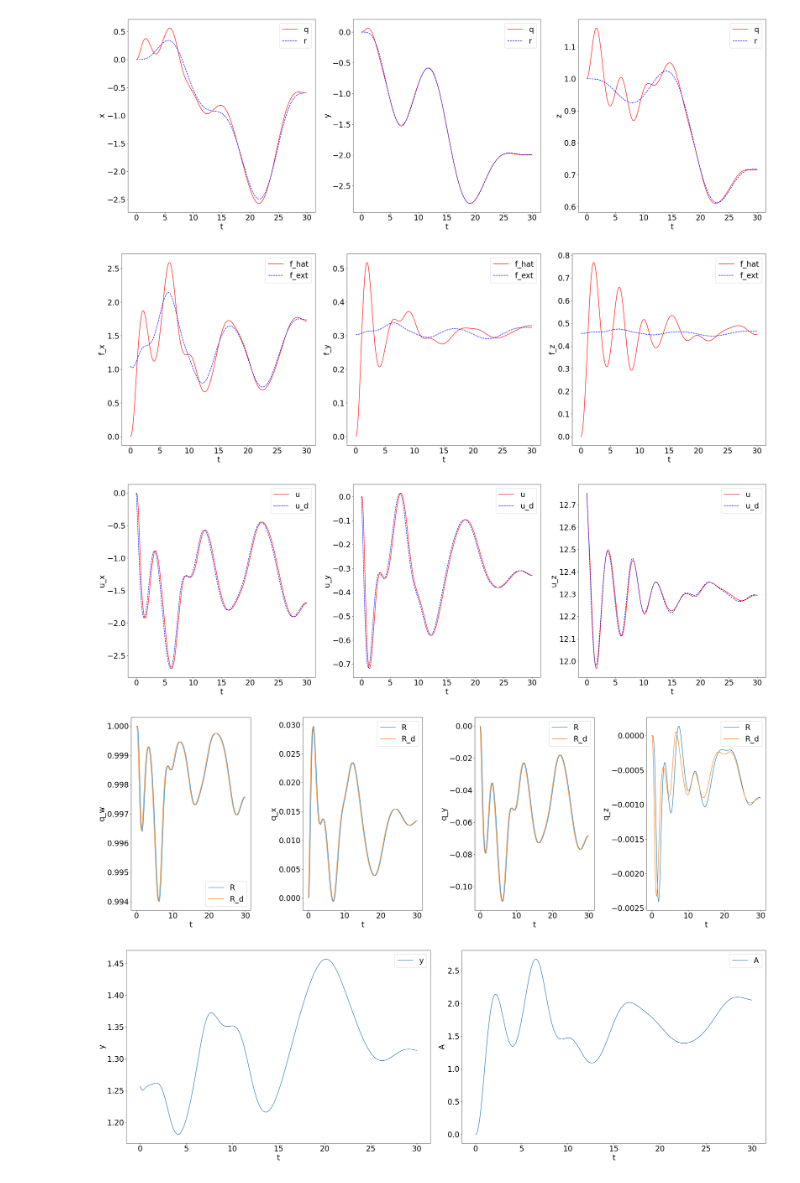
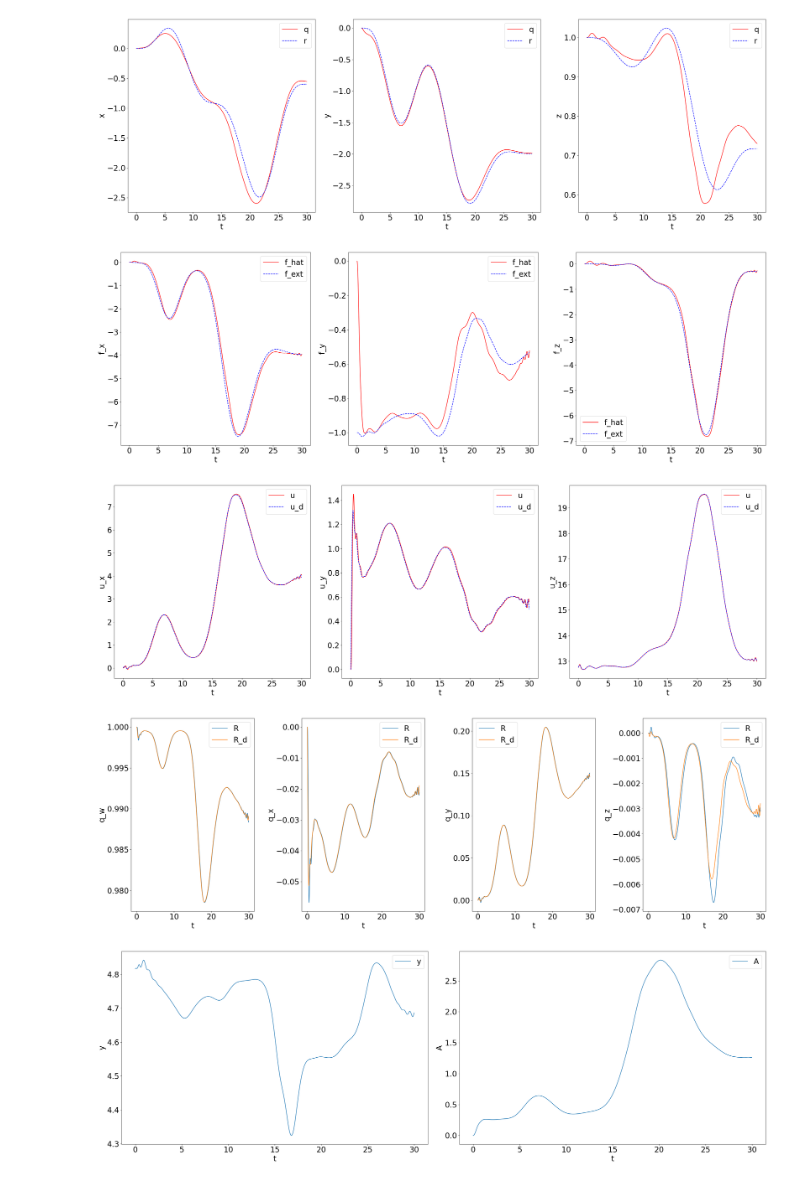
Before and after one commit to joshsohn/COML_hardware, a Jupyter notebook: test_z_up_kR.ipynb, the cells around one changed output. Saved outputs shown, nothing was run; the diff lists cells and outputs as text; code cells hidden in the pictures.

```diff
--- a/test_z_up_kR.ipynb
+++ b/test_z_up_kR.ipynb
@@ -885,8 +885,9 @@ filename = 'seed=0_M=50_E=1000_pinit=2.00_pfreq=2000_regP=1.0000.pkl'
 # filename = 'seed=0_M=50_E=1000_pinit=2.00_pfreq=2000_regP=1.0000.pkl'
 # trial_name = 'reg_P_1e-1_reg_k_R_2e-3_k_R_scale_3'
 # filename = 'seed=0_M=50_E=1000_pinit=2.00_pfreq=2000_regP=0.1000.pkl'
-# trial_name = 'reg_P_5e-1_reg_k_R_2e-3_k_R_scale_3'
-# filename = 'seed=0_M=50_E=1000_pinit=2.00_pfreq=2000_regP=0.5000.pkl'
+# BEST
+trial_name = 'reg_P_5e-1_reg_k_R_2e-3_k_R_scale_3'
+filename = 'seed=0_M=50_E=1000_pinit=2.00_pfreq=2000_regP=0.5000.pkl'
 # trial_name = 'reg_P_1e-2_reg_k_R_2e-3_k_R_scale_3'
 # filename = 'seed=0_M=50_E=1000_pinit=2.00_pfreq=2000_regP=0.0100.pkl'
 # trial_name = 'reg_P_2e-3_reg_k_R_2e-3_k_R_scale_3'
@@ -920,6 +921,7 @@ filename = 'seed=0_M=50_E=1000_pinit=2.00_pfreq=2000_regP=1.0000.pkl'
 # filename = 'seed=0_M=50_E=1000_pinit=2.00_pfreq=2000_regP=0.0020.pkl'
 
 # reg_P = 2e-3, varying reg_k_R
+# BEST
 # trial_name = 'reg_P_2e-3_reg_k_R_0'
 # filename = 'seed=0_M=50_E=1000_pinit=2.00_pfreq=2000_regP=0.0020.pkl'
 # trial_name = 'reg_P_2e-3_reg_k_R_1e-6'
@@ -941,6 +943,9 @@ filename = 'seed=0_M=50_E=1000_pinit=2.00_pfreq=2000_regP=1.0000.pkl'
 # trial_name = 'reg_P_1e-1_reg_k_R_1e-5'
 # filename = 'seed=0_M=50_E=1000_pinit=2.00_pfreq=2000_regP=0.1000.pkl'
 
+# trial_name = 'reg_P_2e-3_reg_k_R_0_epochs_4000'
+# filename = 'seed=0_M=50_E=4000_pinit=2.00_pfreq=2000_regP=0.0020.pkl'
+
 model_dir = f'train_results/{trial_name}'
 T_ = 30
 dt_ = 0.02
@@ -975,8 +980,8 @@ k_Omega: [0.26746327 0.270094   0.34978613]
-[figure, old version]
+[figure, new version]
-[figure, old version]
+[figure, new version]
-[figure, old version]
+[figure, new version]
-[figure, old version]
+[figure, new version]
-[figure, old version]
+[figure, new version]
 # %%
 pkl = f'{trial_name}/{filename}'
 with open(f'train_results/{pkl}', 'rb') as file:
```
Also changed, not shown: parts of 2 cells of this notebook, 14 other files.
